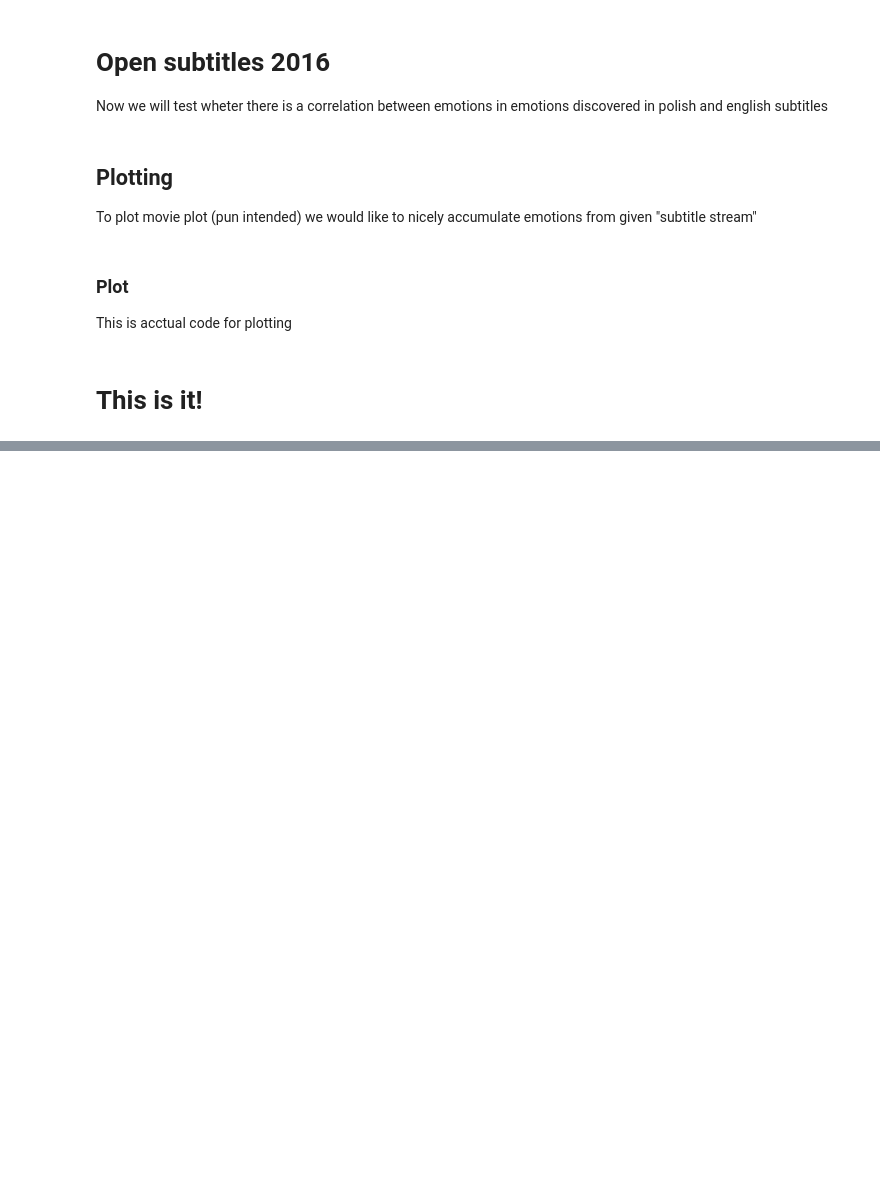
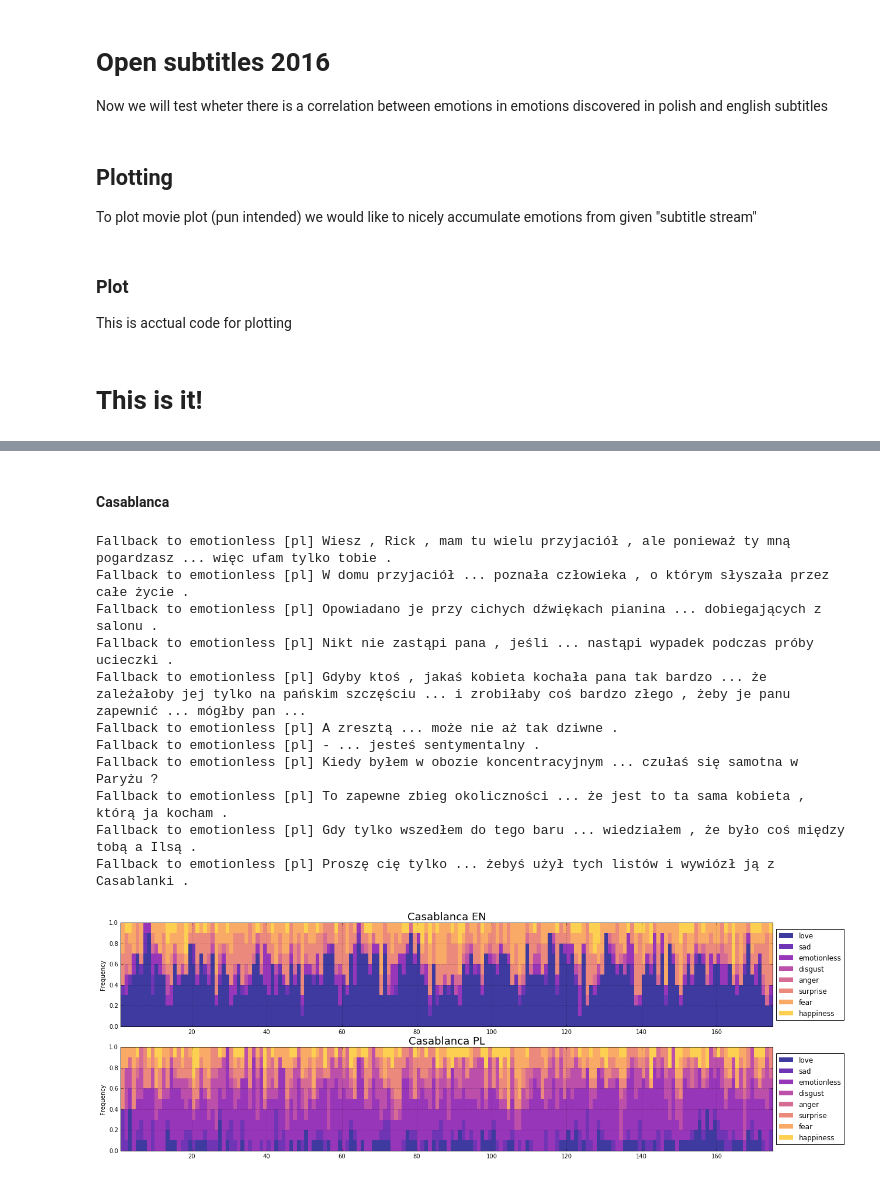
Before and after one commit to 1o0ko/Emotion-vectors, a Jupyter notebook: Emotion vectors.ipynb, the cells around one changed output, grey strips where cells are left out. Cells and saved outputs as stored; diff of their text form; code cells hidden in the pictures; blank space fills up the shorter version.

```diff
--- a/Emotion vectors.ipynb
+++ b/Emotion vectors.ipynb
@@ -299,0 +307,20 @@ plotMovie(data_en, data_pl, '12 Angry Men', titlesize = 18)
+# %% [markdown]
+####  Casablanca
+# %%
+doc = "en/1942/34583/3098261.xml.gz"
+
+data_en, data_pl = extractEmotions(doc, buffLimit = 10)
+plotMovie(data_en, data_pl, 'Casablanca', titlesize = 18)
+# %% [output]
+Fallback to emotionless [pl] Wiesz , Rick , mam tu wielu przyjaciół , ale ponieważ ty mną pogardzasz ... więc ufam tylko tobie .
+Fallback to emotionless [pl] W domu przyjaciół ... poznała człowieka , o którym słyszała przez całe życie .
+Fallback to emotionless [pl] Opowiadano je przy cichych dźwiękach pianina ... dobiegających z salonu .
+Fallback to emotionless [pl] Nikt nie zastąpi pana , jeśli ... nastąpi wypadek podczas próby ucieczki .
+Fallback to emotionless [pl] Gdyby ktoś , jakaś kobieta kochała pana tak bardzo ... że zależałoby jej tylko na pańskim szczęściu ... i zrobiłaby coś bardzo złego , żeby je panu zapewnić ... mógłby pan ...
+Fallback to emotionless [pl] A zresztą ... może nie aż tak dziwne .
+Fallback to emotionless [pl] - ... jesteś sentymentalny .
+Fallback to emotionless [pl] Kiedy byłem w obozie koncentracyjnym ... czułaś się samotna w Paryżu ?
+Fallback to emotionless [pl] To zapewne zbieg okoliczności ... że jest to ta sama kobieta , którą ja kocham .
+Fallback to emotionless [pl] Gdy tylko wszedłem do tego baru ... wiedziałem , że było coś między tobą a Ilsą .
+Fallback to emotionless [pl] Proszę cię tylko ... żebyś użył tych listów i wywiózł ją z Casablanki .
+[figure, added]
```
Also changed, not shown: parts of 15 cells of this notebook, 2 other files.
